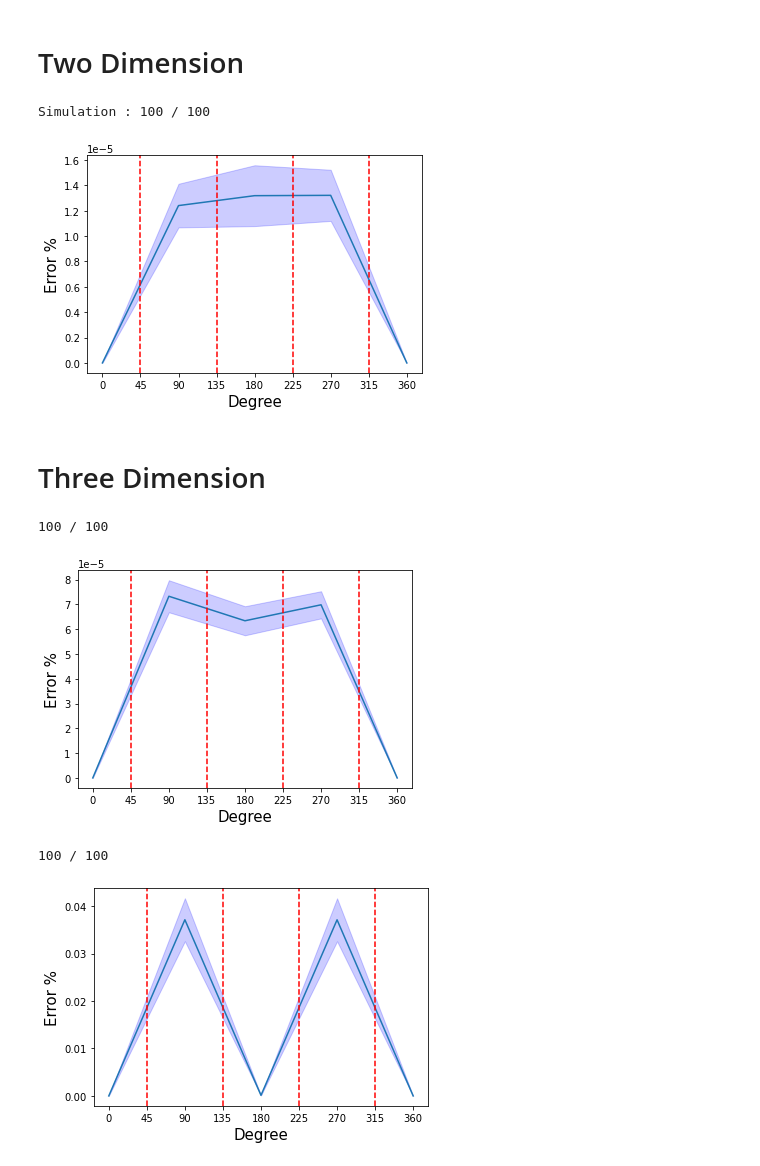
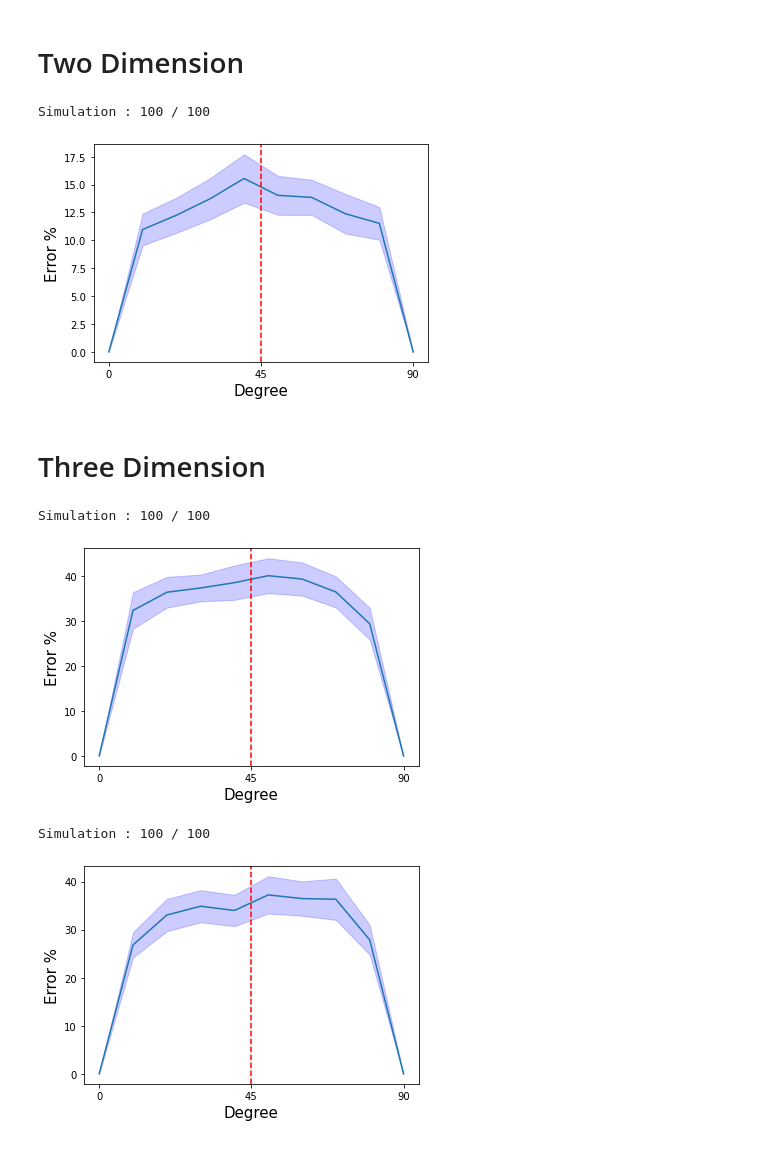
Before and after one commit to SoumyabrataKundu/Steerable, a Jupyter notebook: Equivariance.ipynb, the cells around one changed output. Drawn from its saved outputs; the diff is of its cells as text; code cells hidden in the pictures.

```diff
--- a/Equivariance.ipynb
+++ b/Equivariance.ipynb
@@ -35,7 +35,7 @@ def check_equivariance(model, dataset, transfomation=None):
             return (torch.linalg.vector_norm(outputs1-outputs2) / torch.linalg.vector_norm(outputs1)).item() * 100
 
     n_sim = 100
-    degrees = torch.arange(0, 361, 90)
+    degrees = torch.arange(0, 91, 10)
     values = torch.zeros(n_sim, len(degrees))
 
     for sim in range(n_sim):
@@ -65,34 +65,34 @@ def check_equivariance(model, dataset, transfomation=None):
 # %%
 # Model
 class Model(torch.nn.Module):
     def __init__(self) -> None:
         super().__init__()
         freq_cutoff = 8
         n_angle = 1000
 
         self.network = torch.nn.Sequential(
-            snn.SE2ConvType1(1, 2, 3, freq_cutoff, n_angle=n_angle, padding='same', interpolation_type=5),
+            snn.SE2ConvType1(1, 2, 5, freq_cutoff, n_angle=n_angle, padding='same', interpolation_type=5),
             snn.SE2CGNonLinearity(8, n_angle),
             snn.SE2BatchNorm(),
-            snn.SE2ConvType2(2, 2, 3, freq_cutoff, n_angle=n_angle, padding='same', interpolation_type=5),
+            snn.SE2ConvType2(2, 2, 5, freq_cutoff, n_angle=n_angle, padding='same', interpolation_type=5),
             snn.SE2BatchNorm(),
 
             snn.SE2AvgPool(4),
             snn.SE2ConvType2(2, 2, 7,freq_cutoff, n_angle=n_angle, interpolation_type=5),
 
             snn.SE2NormFlatten()
         )
 
     def forward(self,x):
         return self.network(x.type(torch.cfloat))
 
 # Check Equivariance
 model = Model().to(device)
 dataset = GaussianDataset(size =(1,28,28))
 check_equivariance(model, dataset, lambda x, degree:snn.rotate_image(x, degree))
 # %% [output]
 Simulation : 100 / 100
-[figure, old version]
+[figure, new version]
 # %% [markdown]
 # Three Dimension
 # %%
@@ -100,18 +100,17 @@ Simulation : 100 / 100
 class Model(torch.nn.Module):
     def __init__(self) -> None:
         super().__init__()
-        n_radius = 2
-        n_angle = 128
+        n_angle = 256
 
         self.network = torch.nn.Sequential(
-            snn.SE3Conv(1, [2,3], 3, n_radius=n_radius, n_angle=n_angle, padding='same'),
+            snn.SE3Conv(1, [2,3], 3, n_angle=n_angle, padding='same'),
             snn.SE3NormNonLinearity([2,3]),
-            snn.SE3Conv([2,3], [4,5], 3, n_radius=n_radius, n_angle=n_angle, padding='same'),
+            snn.SE3Conv([2,3], [4,5], 3, n_angle=n_angle, padding='same'),
             snn.SE3BatchNorm(),
 
             snn.SE3AvgPool(4),
 
-            snn.SE3Conv([4, 5], [4, 5], 8, n_radius=n_radius, n_angle=n_angle),
+            snn.SE3Conv([4, 5], [4, 5], 8, n_angle=n_angle),
             snn.SE3NormFlatten()
         )
 
@@ -124,7 +123,7 @@ dataset = GaussianDataset(size =(1,32,32,32))
 check_equivariance(model, dataset, lambda x, degree:snn.rotate_image(x, (degree,0,0))) # rotation about z-axis
 check_equivariance(model, dataset, lambda x, degree:snn.rotate_image(x, (0,degree,0))) # rotation about y-axis
 # %% [output]
-100 / 100
+Simulation : 100 / 100
-[figure, old version]
+[figure, new version]
-100 / 100
+Simulation : 100 / 100
-[figure, old version]
+[figure, new version]
```
Also changed, not shown: 2 other files.
